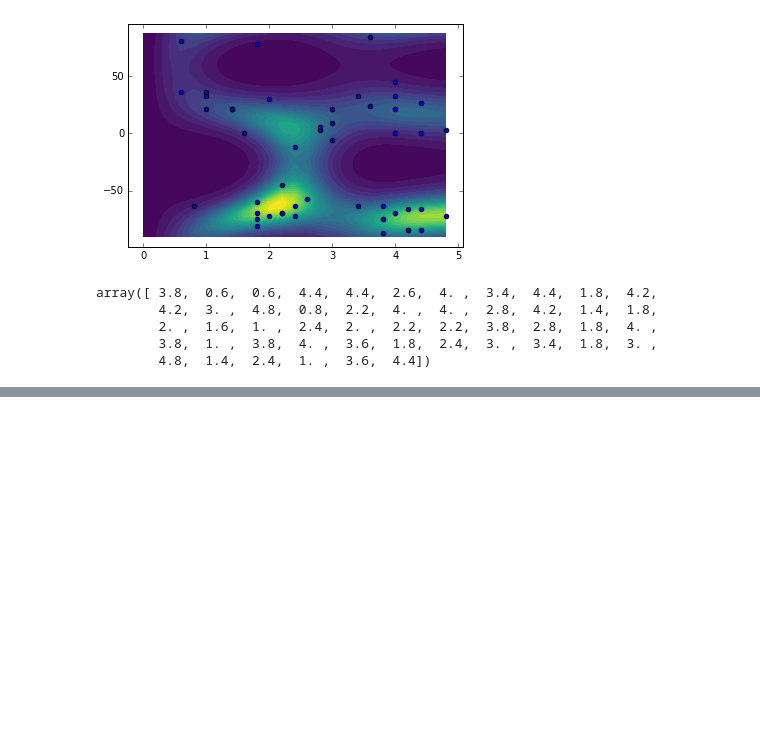
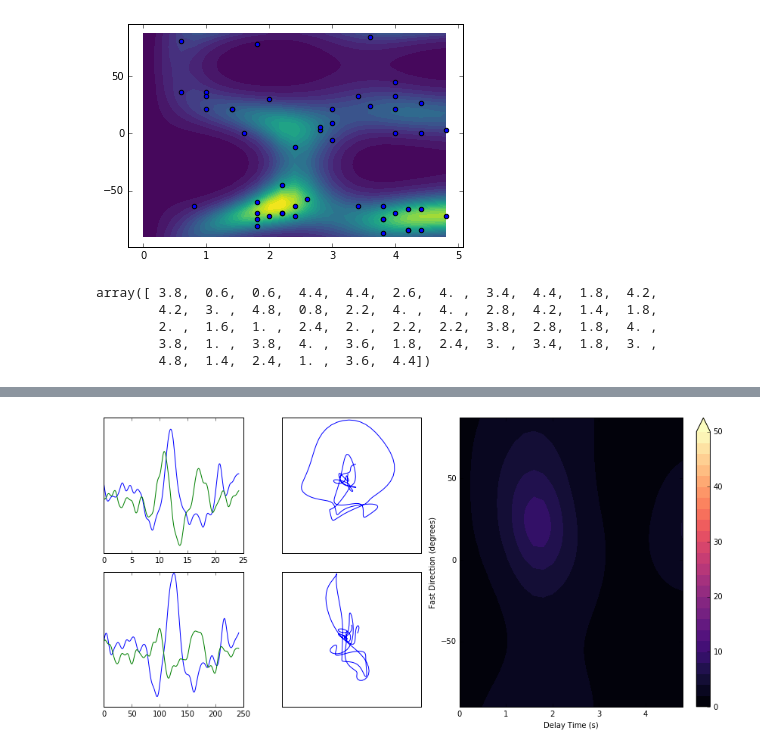
Before and after one commit to JackWalpole/splitwavepy, a Jupyter notebook: devel/Bootstrap.ipynb, the cells around one changed output, grey strips where cells are left out. Drawn from its saved outputs; the diff is of its cells as text; code cells hidden in the pictures; blank space fills up the shorter version.

```diff
--- a/devel/Bootstrap.ipynb
+++ b/devel/Bootstrap.ipynb
@@ -131,0 +142,5 @@ ValueError: all input arrays must have the same shape
+# %%
+m = sw.EigenM(a)
+m.plot()
+# %% [output]
+[figure, added]
```
Also changed, not shown: parts of 9 cells of this notebook, 1 other file.
